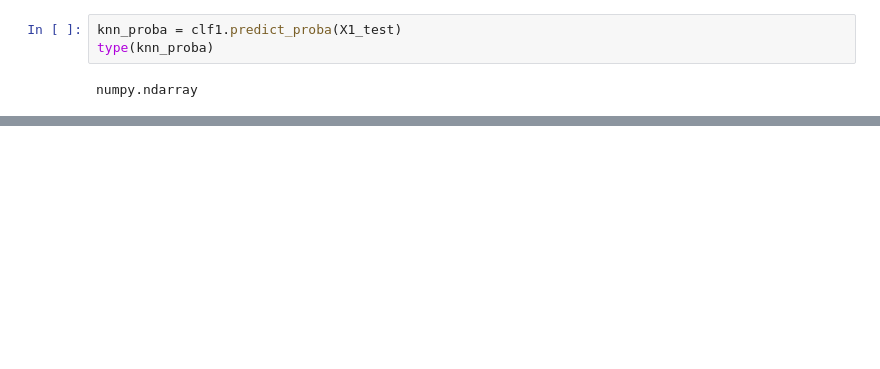
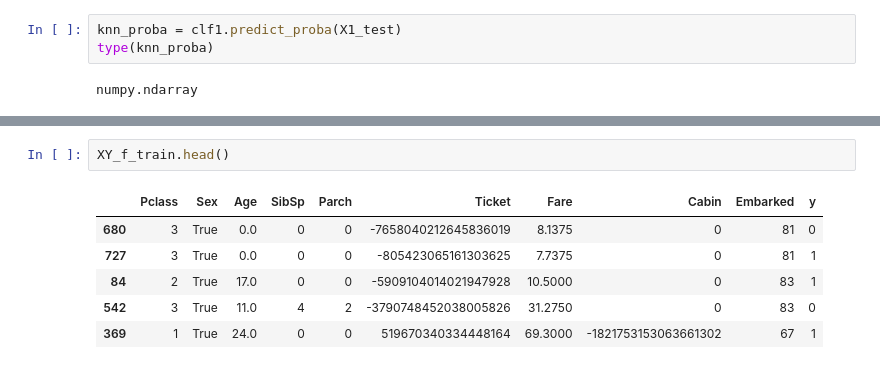
Before and after one commit to Stan402/Kaggle-competitions, a Jupyter notebook: Titanic/Nearest_Neighbor.ipynb, the cells around one changed output, grey strips where cells are left out. Saved outputs shown, nothing was run; the diff lists cells and outputs as text; blank space fills up the shorter version.

```diff
--- a/Titanic/Nearest_Neighbor.ipynb
+++ b/Titanic/Nearest_Neighbor.ipynb
@@ -185,0 +394,9 @@ array([[0.82210502, 0.17789498],
+# %%
+XY_f_train.head()
+# %% [output]
+|  | Pclass | Sex | Age | SibSp | Parch | Ticket | Fare | Cabin | Embarked | y |
+| 680 | 3 | True | 0.0 | 0 | 0 | -7658040212645836019 | 8.1375 | 0 | 81 | 0 |
+| 727 | 3 | True | 0.0 | 0 | 0 | -805423065161303625 | 7.7375 | 0 | 81 | 1 |
+| 84 | 2 | True | 17.0 | 0 | 0 | -5909104014021947928 | 10.5000 | 0 | 83 | 1 |
+| 542 | 3 | True | 11.0 | 4 | 2 | -3790748452038005826 | 31.2750 | 0 | 83 | 0 |
+| 369 | 1 | True | 24.0 | 0 | 0 | 519670340334448164 | 69.3000 | -1821753153063661302 | 67 | 1 |
```
Also changed, not shown: parts of 41 cells of this notebook, 7 other files.
